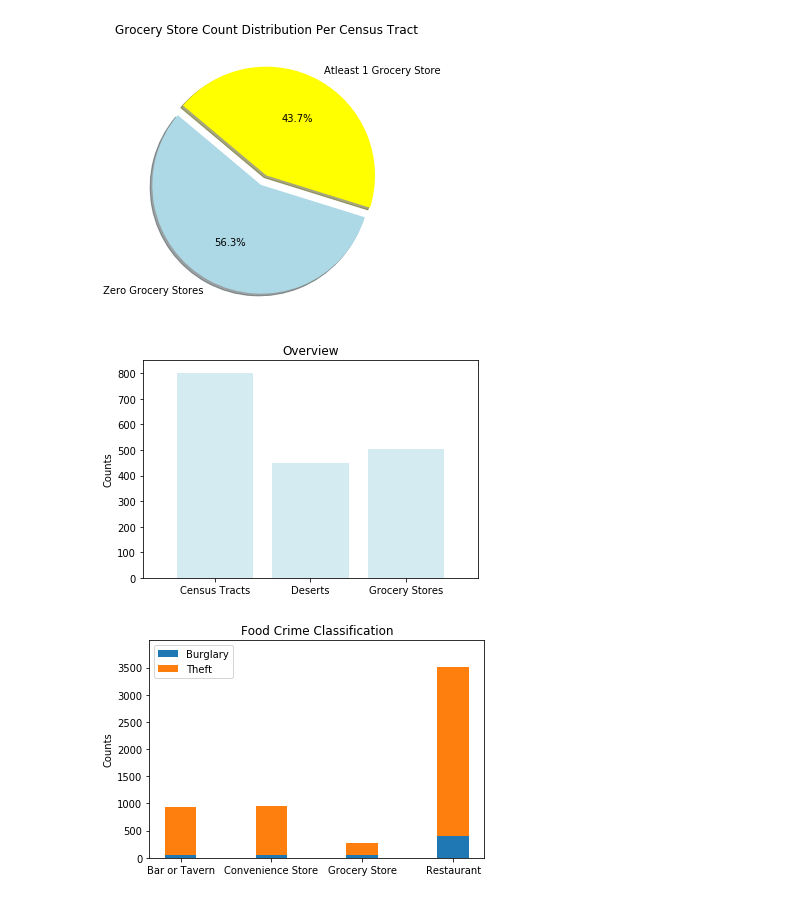
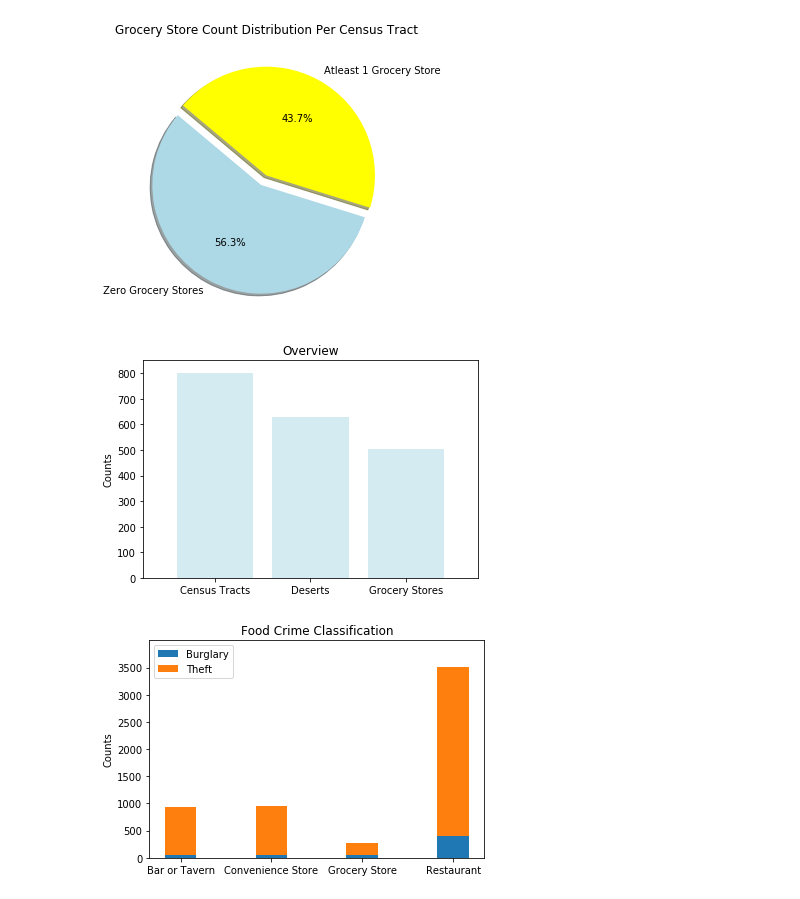
Before and after one commit to chell0011/MMA1, a Jupyter notebook: Mapping_Analysis_Master.ipynb, the cells around one changed output. Cells and saved outputs as stored; diff of their text form; code cells hidden in the pictures.

```diff
--- a/Mapping_Analysis_Master.ipynb
+++ b/Mapping_Analysis_Master.ipynb
@@ -234,24 +250,24 @@ plt.savefig('Output/DesertPie1.png')
 # %% [output]
 [figure]
 # %%
-#Bar chart count census, grocery, deserts
-counts = [801, 451, 506]
+#Bar chart count census, grocery, deserts (dependent on grocery store size of 10,000)
+counts = [801, 631, 506]
 x_axis = np.arange(len(counts))
 #ax.grid(False)
 
 plt.bar(x_axis, counts, color='lightblue', alpha=0.5, align="center")
 tick_locations = [value for value in x_axis]
 plt.xticks(tick_locations, ["Census Tracts", "Deserts", "Grocery Stores"])
 plt.xlim(-0.75, len(x_axis)-0.25)
 plt.ylim(0, max(counts)+50)
 plt.title("Overview")
 plt.ylabel("Counts")
 
 
 plt.savefig('Output/OverviewBar.png')
 plt.show()
 # %% [output]
-[figure, old version]
+[figure, new version]
 # %%
 #Crime Stacked Bar Chart
 N = 4
```
Also changed, not shown: parts of 5 cells of this notebook, 12 other files.
